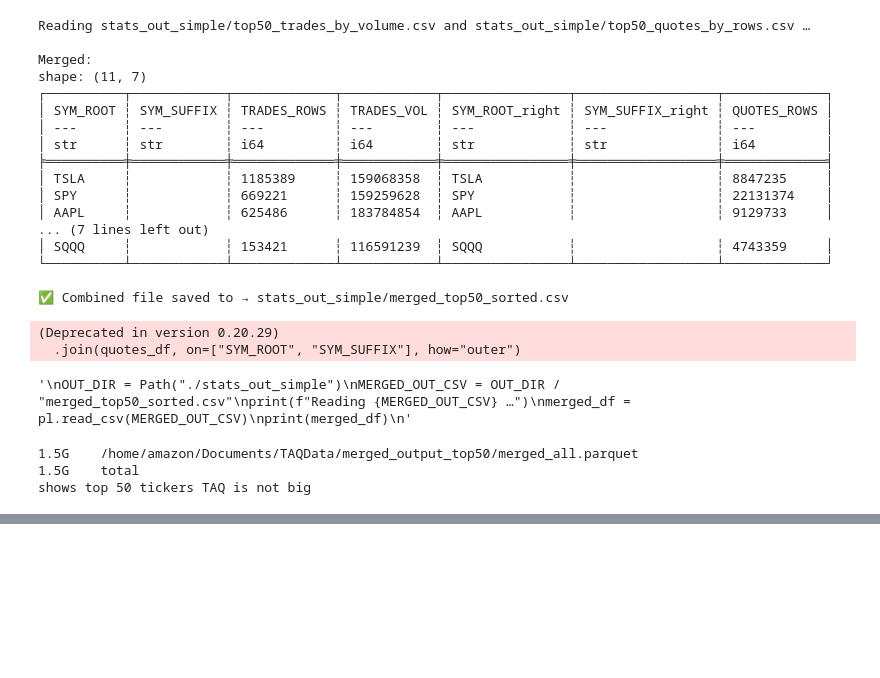
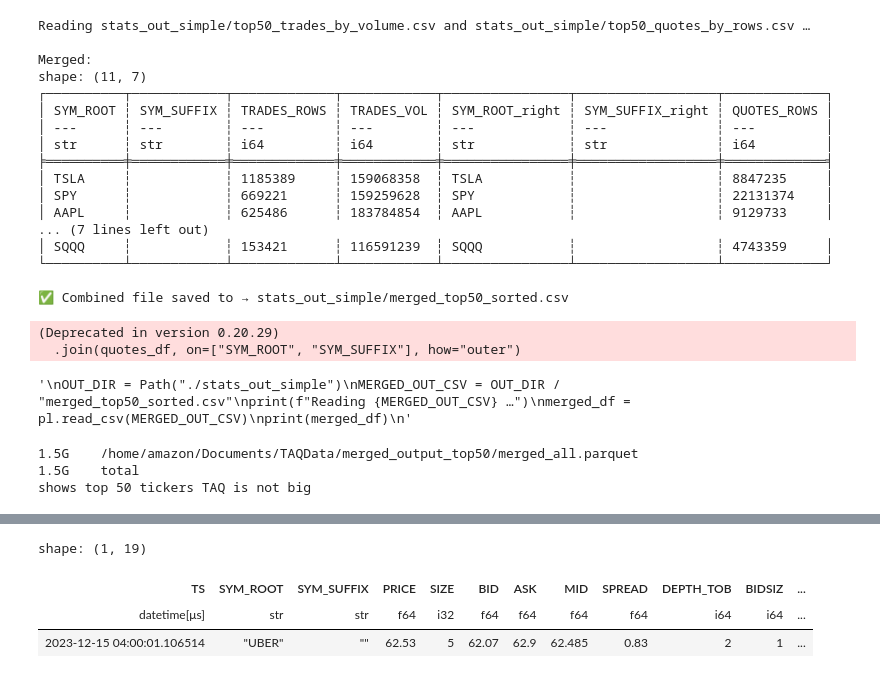
Before and after one commit to abhinavarorags/WithAmitG, a Jupyter notebook: TAQCode/exploration.ipynb, the cells around one changed output, grey strips where cells are left out. Cells and saved outputs as stored; diff of their text form; code cells hidden in the pictures; blank space fills up the shorter version.

```diff
--- a/TAQCode/exploration.ipynb
+++ b/TAQCode/exploration.ipynb
@@ -371,0 +379,7 @@ shape: (1, 19)
+# %%
+metrics_lf.head(1).collect()
+# %% [output]
+shape: (1, 19)
+| TS | SYM_ROOT | SYM_SUFFIX | PRICE | SIZE | BID | ASK | MID | SPREAD | DEPTH_TOB | BIDSIZ | ... |
+| datetime[μs] | str | str | f64 | i32 | f64 | f64 | f64 | f64 | i64 | i64 | ... |
+| 2023-12-15 04:00:01.106514 | "UBER" | "" | 62.53 | 5 | 62.07 | 62.9 | 62.485 | 0.83 | 2 | 1 | ... |
```
Also changed, not shown: parts of 5 cells of this notebook, 3 other files.
